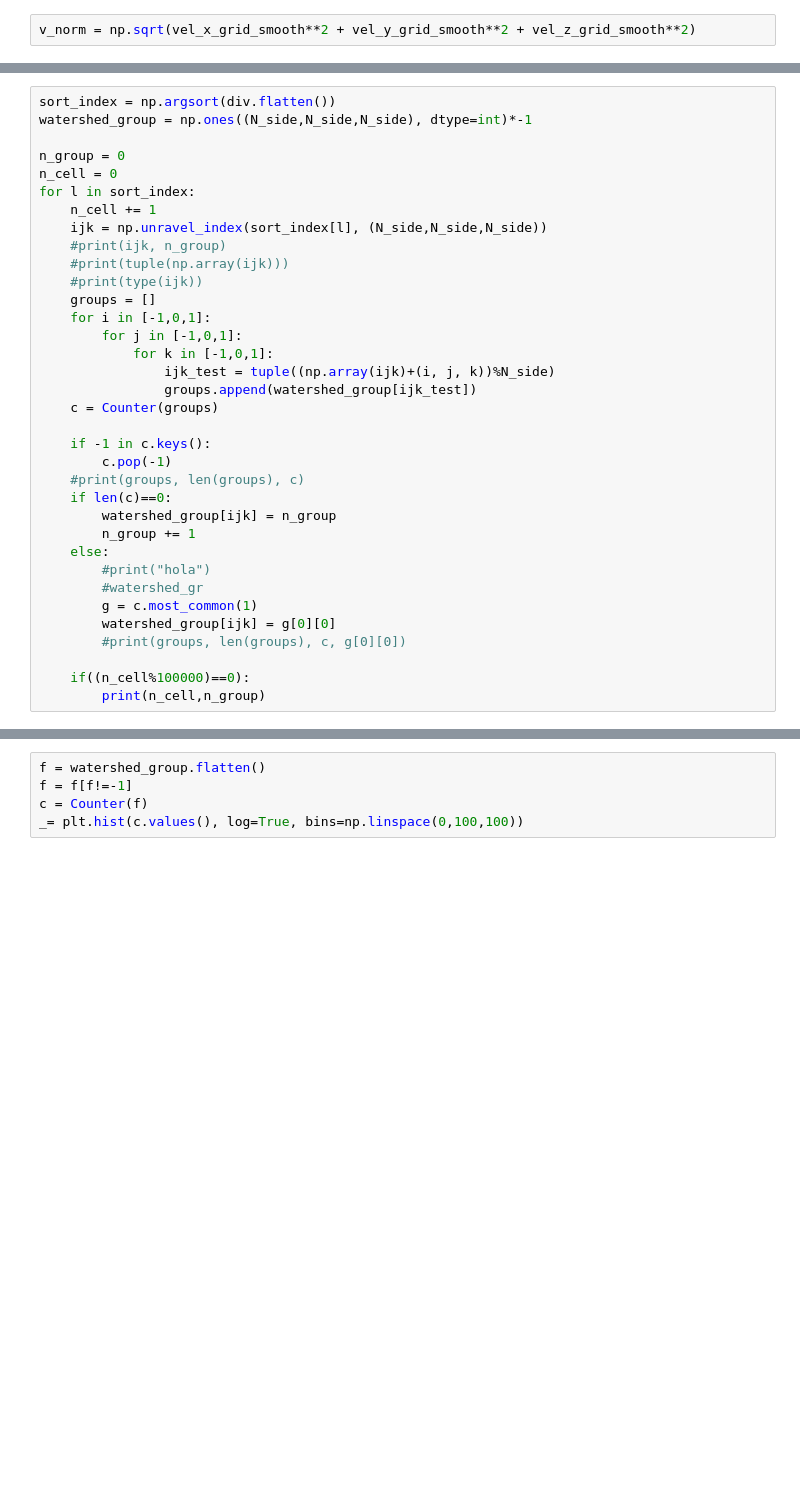
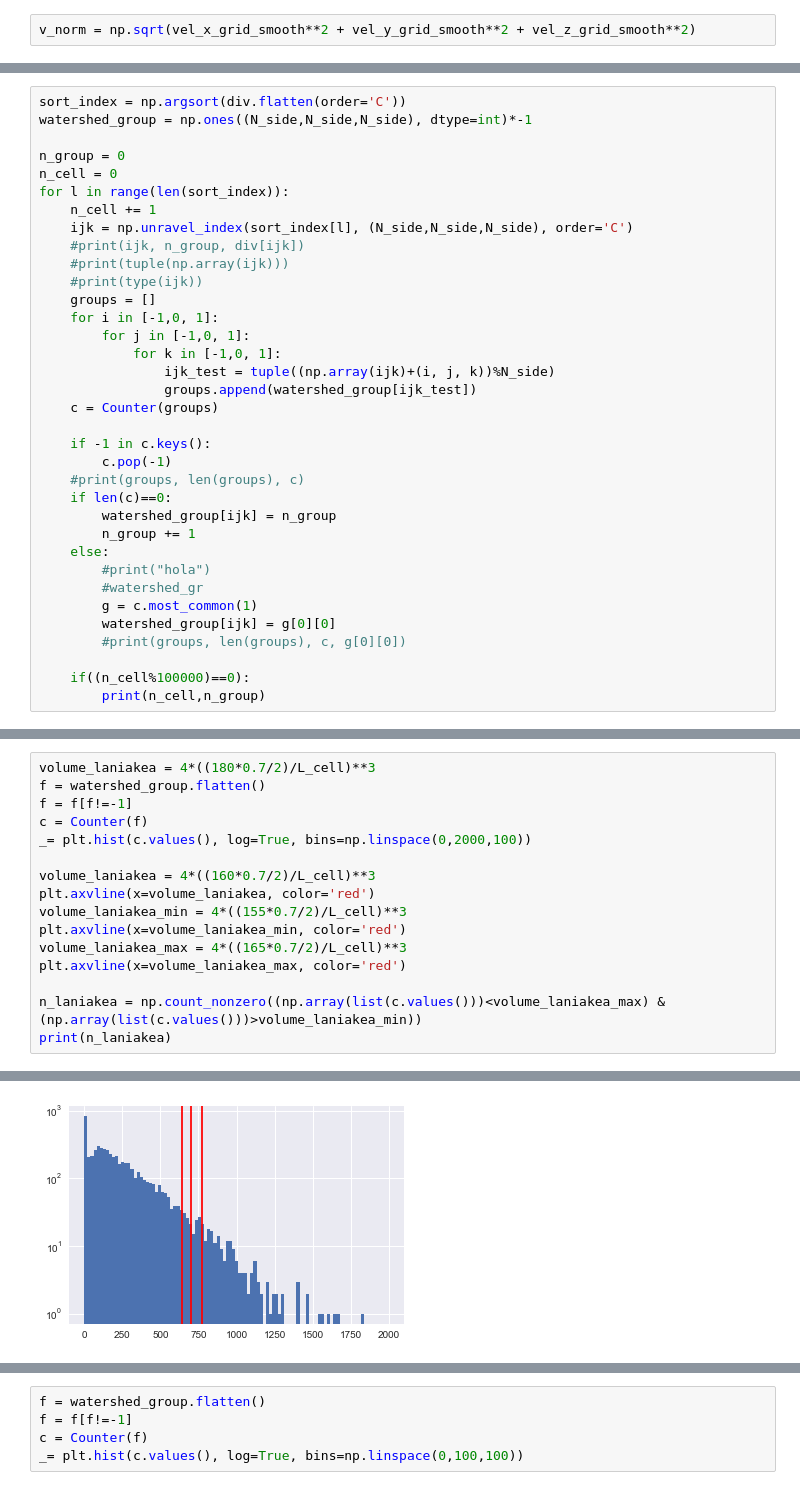
Before and after one commit to forero/abacus, a Jupyter notebook: nb/velocity_fields.ipynb, the cells around one changed output, grey strips where cells are left out. Drawn from its saved outputs; the diff is of its cells as text; blank space fills up the shorter version.

```diff
--- a/nb/velocity_fields.ipynb
+++ b/nb/velocity_fields.ipynb
@@ -149,19 +149,19 @@ plt.colorbar(label='divergencia (km/s/Mpc/h)')
 # %%
-sort_index = np.argsort(div.flatten())
+sort_index = np.argsort(div.flatten(order='C'))
 watershed_group = np.ones((N_side,N_side,N_side), dtype=int)*-1
 
 n_group = 0
 n_cell = 0
-for l in sort_index:
+for l in range(len(sort_index)):
     n_cell += 1
-    ijk = np.unravel_index(sort_index[l], (N_side,N_side,N_side))
-    #print(ijk, n_group)
+    ijk = np.unravel_index(sort_index[l], (N_side,N_side,N_side), order='C')
+    #print(ijk, n_group, div[ijk])
     #print(tuple(np.array(ijk)))
     #print(type(ijk))
     groups = []
-    for i in [-1,0,1]:
-        for j in [-1,0,1]:
-            for k in [-1,0,1]:
+    for i in [-1,0, 1]:
+        for j in [-1,0, 1]:
+            for k in [-1,0, 1]:
                 ijk_test = tuple((np.array(ijk)+(i, j, k))%N_side)
                 groups.append(watershed_group[ijk_test])
     c = Counter(groups)
@@ -193,0 +200,17 @@ KeyboardInterrupt:
+# %%
+volume_laniakea = 4*((180*0.7/2)/L_cell)**3
+f = watershed_group.flatten()
+f = f[f!=-1]
+c = Counter(f)
+_= plt.hist(c.values(), log=True, bins=np.linspace(0,2000,100))
+
+volume_laniakea = 4*((160*0.7/2)/L_cell)**3
+plt.axvline(x=volume_laniakea, color='red')
+volume_laniakea_min = 4*((155*0.7/2)/L_cell)**3
+plt.axvline(x=volume_laniakea_min, color='red')
+volume_laniakea_max = 4*((165*0.7/2)/L_cell)**3
+plt.axvline(x=volume_laniakea_max, color='red')
+
+n_laniakea = np.count_nonzero((np.array(list(c.values()))<volume_laniakea_max) & (np.array(list(c.values()))>volume_laniakea_min))
+print(n_laniakea)
+# %% [output]
@@ -193,0 +218 @@ KeyboardInterrupt:
+[figure, added]
```
Also changed, not shown: parts of 13 cells of this notebook.
